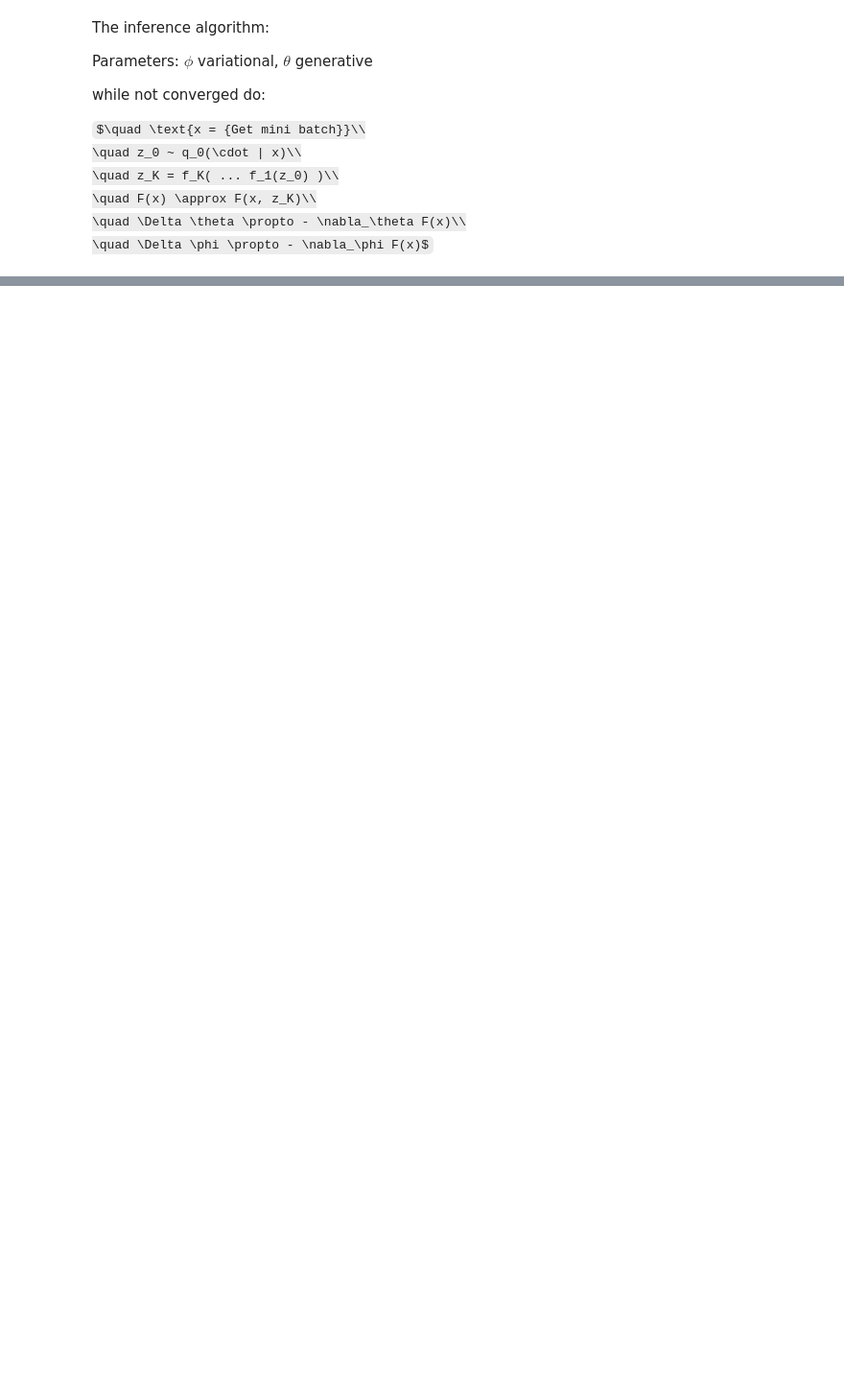
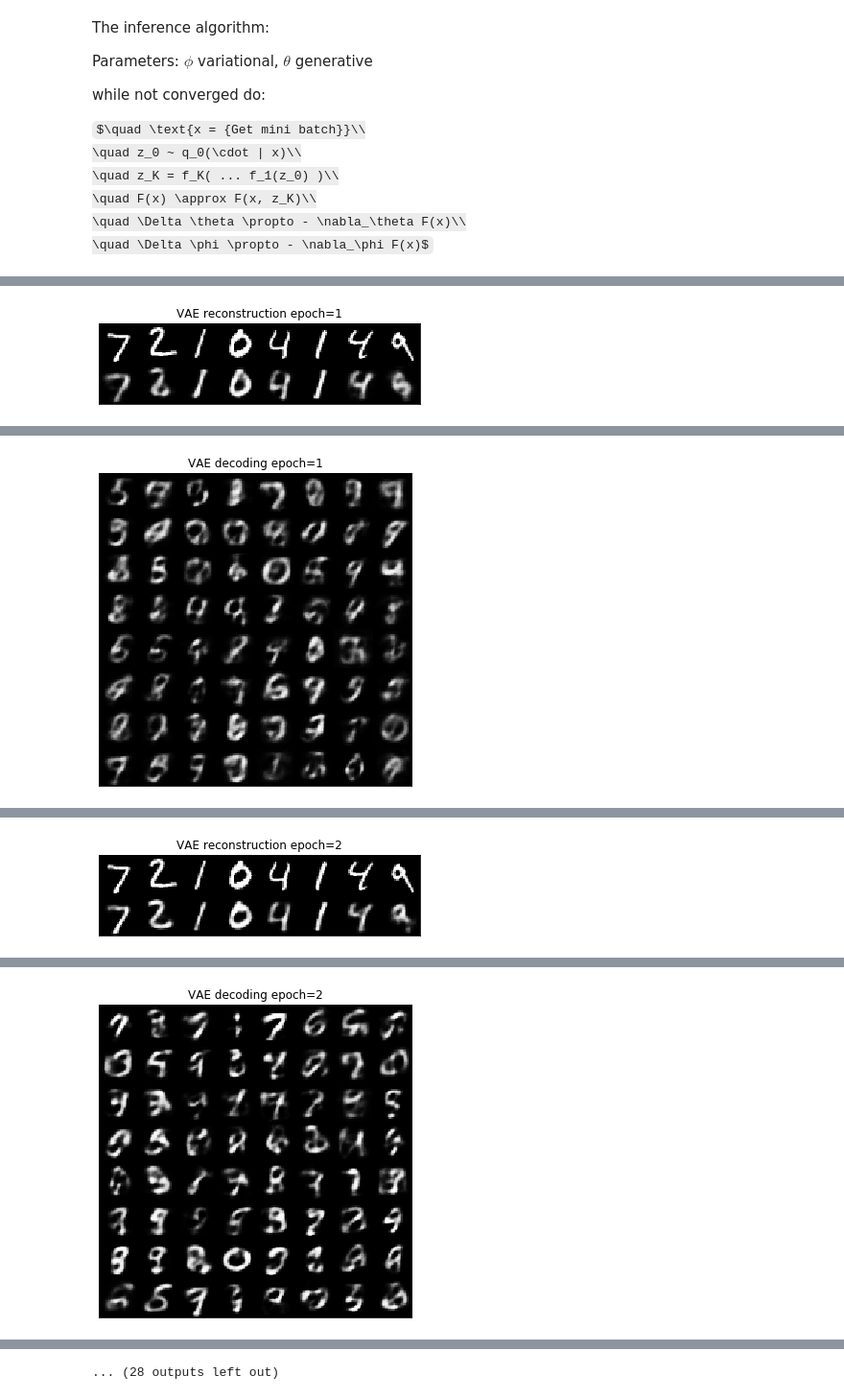
Before and after one commit to braintimeException/vi-with-normalizing-flows, a Jupyter notebook: VAE_and_NF.ipynb, the cells around one changed output, grey strips where cells are left out. Shown at 96% size. Saved outputs shown, nothing was run; the diff lists cells and outputs as text; code cells hidden in the pictures; some formulas as TeX source; blank space fills up the shorter version.

```diff
--- a/VAE_and_NF.ipynb
+++ b/VAE_and_NF.ipynb
@@ -359,8 +369,8 @@ def test(epoch):
                 n = min(data.size(0), 8)
                 comparison = torch.cat([data[:n],
                                       recon_batch.view(100, 1, 28, 28)[:n]])
-                save_image(comparison.cpu(),
-                         '../results/reconstruction_VAE_' + str(epoch) + '.png', nrow=n)
+                plot_image(comparison.cpu(),
+                         'VAE reconstruction epoch=' + str(epoch), figsize=[6, 2], nrow=n, padding=0)
 
     test_loss /= len(test_loader.dataset)
     print('====> Test set loss: {:.4f}'.format(test_loss))
@@ -371,6 +381,6 @@ for epoch in range(1, 10 + 1):
     with torch.no_grad():
         sample = torch.randn(64, 20).to(device)
         sample = model.decode(sample).cpu()
-        save_image(sample.view(64, 1, 28, 28),
-        '../results/sample_VAE_' + str(epoch) + '.png')
+        plot_image(sample.view(64, 1, 28, 28),
+        'VAE decoding epoch=' + str(epoch), figsize=[6, 6], padding=0)
 # %% [output]
@@ -393,0 +389 @@ Train Epoch: 10 [100/60000 (0%)]        Loss: 103.609580
+[figure, added]
@@ -393,0 +391 @@ Train Epoch: 10 [100/60000 (0%)]        Loss: 103.609580
+[figure, added]
@@ -393,0 +394 @@ Train Epoch: 10 [100/60000 (0%)]        Loss: 103.609580
+[figure, added]
@@ -393,0 +396 @@ Train Epoch: 10 [100/60000 (0%)]        Loss: 103.609580
+[figure, added]
@@ -393,0 +402 @@ Train Epoch: 10 [100/60000 (0%)]        Loss: 103.609580
+... (28 outputs left out)
```
Also changed, not shown: parts of 5 cells of this notebook.
